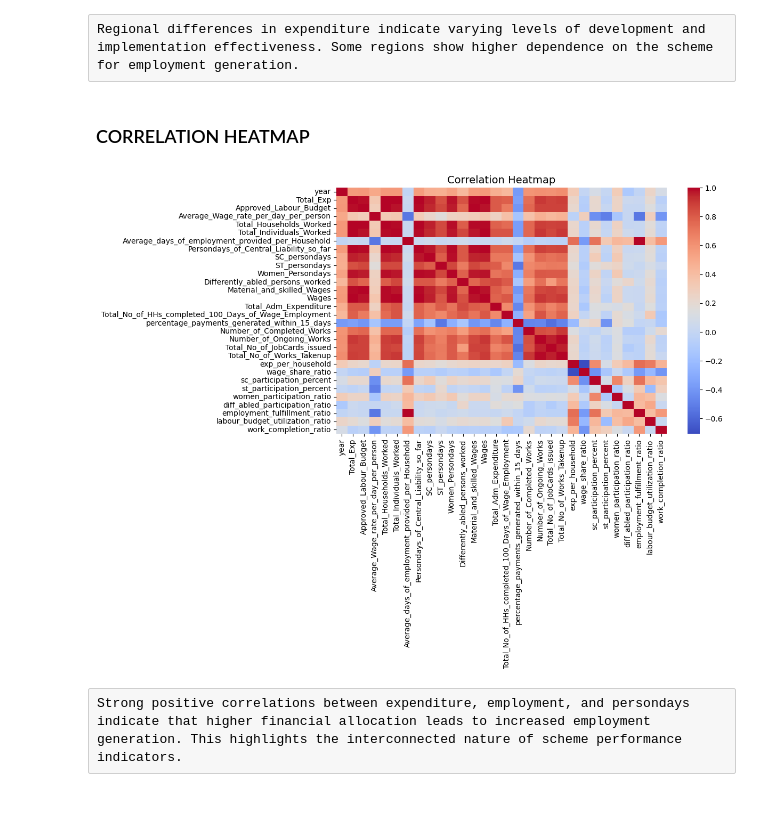
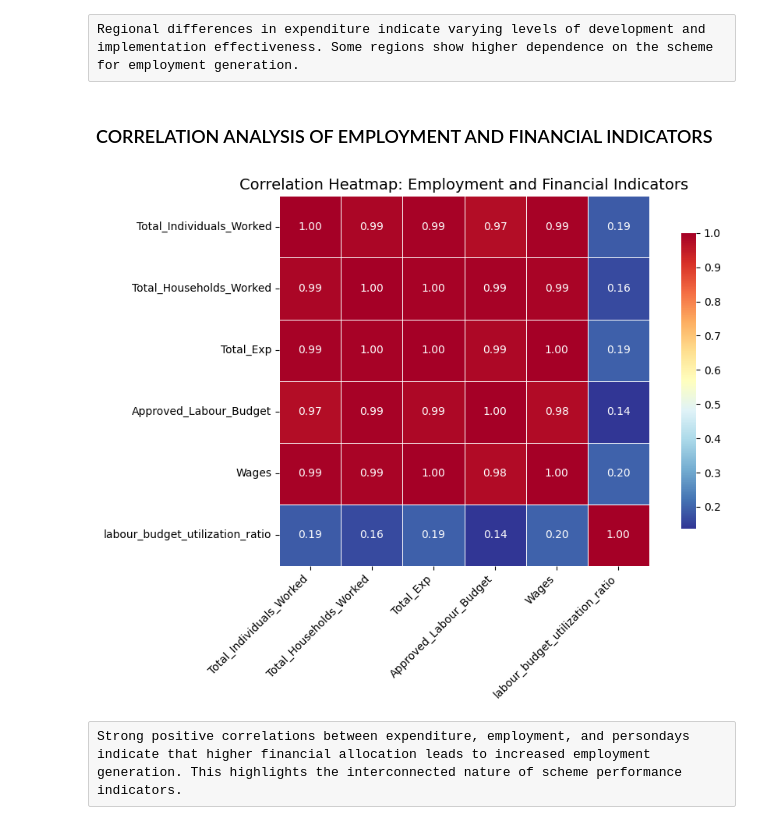
Before and after one commit to Shubhangidixit01/MGNREGA-Data-Analysis, a Jupyter notebook: notebooks/MGNREGA_Analysis.ipynb, the cells around one changed output. Cells and saved outputs as stored; diff of their text form; code cells hidden in the pictures.

Commit message:
Updated Visualisations
Performed statewise analysis using visualisations

```diff
--- a/notebooks/MGNREGA_Analysis.ipynb
+++ b/notebooks/MGNREGA_Analysis.ipynb
@@ -1250,18 +1311,39 @@ plt.show()
 # %% [raw]
 Regional differences in expenditure indicate varying levels of development and implementation effectiveness. Some regions show higher dependence on the scheme for employment generation.
 # %% [markdown]
-### CORRELATION HEATMAP
+### CORRELATION ANALYSIS OF EMPLOYMENT AND FINANCIAL INDICATORS
 # %%
-plt.figure(figsize=(10,6))
+heatmap_cols = [
+    'Total_Individuals_Worked',
+    'Total_Households_Worked',
+    'Total_Exp',
+    'Approved_Labour_Budget',
+    'Wages',
+    'labour_budget_utilization_ratio'
+]
 
-numeric_df = df_state_year.select_dtypes(include=['number'])
+# Correlation matrix
+corr_matrix = df_state_year[heatmap_cols].corr()
 
-sns.heatmap(numeric_df.corr(), cmap='coolwarm', annot=False)
+# Plot
+plt.figure(figsize=(10, 7))
+sns.heatmap(
+    corr_matrix,
+    annot=True,              # show values
+    fmt=".2f",               # 2 decimal places
+    cmap='RdYlBu_r',
+    linewidths=0.5,
+    square=True,
+    cbar_kws={"shrink": 0.8}
+)
 
-plt.title("Correlation Heatmap", fontsize=14)
+plt.title("Correlation Heatmap: Employment and Financial Indicators", fontsize=14)
+plt.xticks(rotation=45, ha='right')
+plt.yticks(rotation=0)
+plt.tight_layout()
 plt.show()
 # %% [output]
-[figure, old version]
+[figure, new version]
 # %% [raw]
 Strong positive correlations between expenditure, employment, and persondays indicate that higher financial allocation leads to increased employment generation. This highlights the interconnected nature of scheme performance indicators.
 # %% [raw]
```
Also changed, not shown: parts of 19 cells of this notebook.
